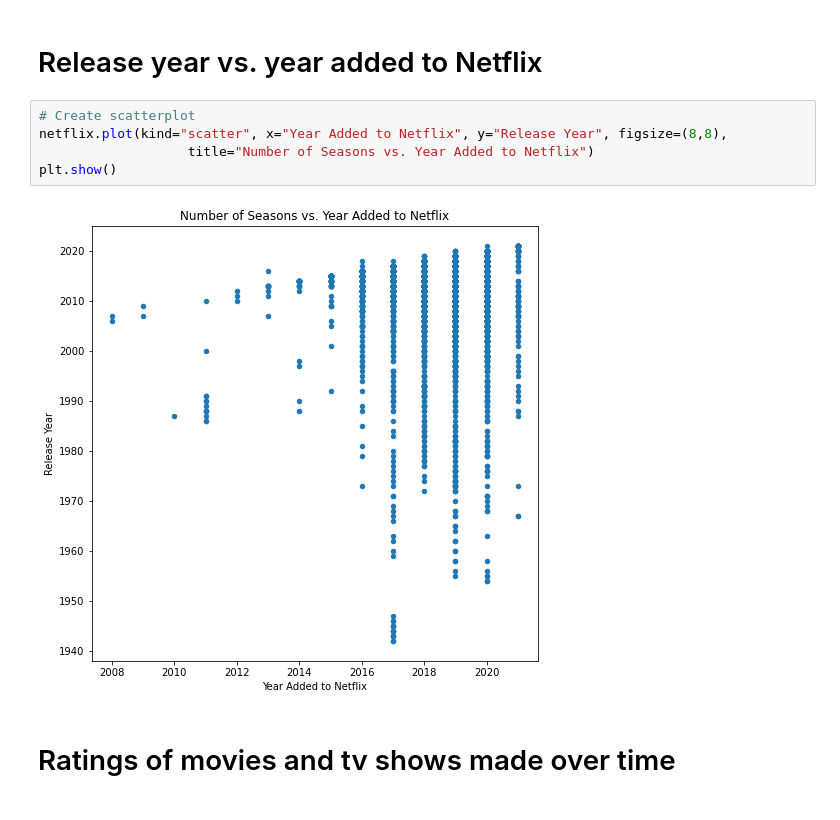
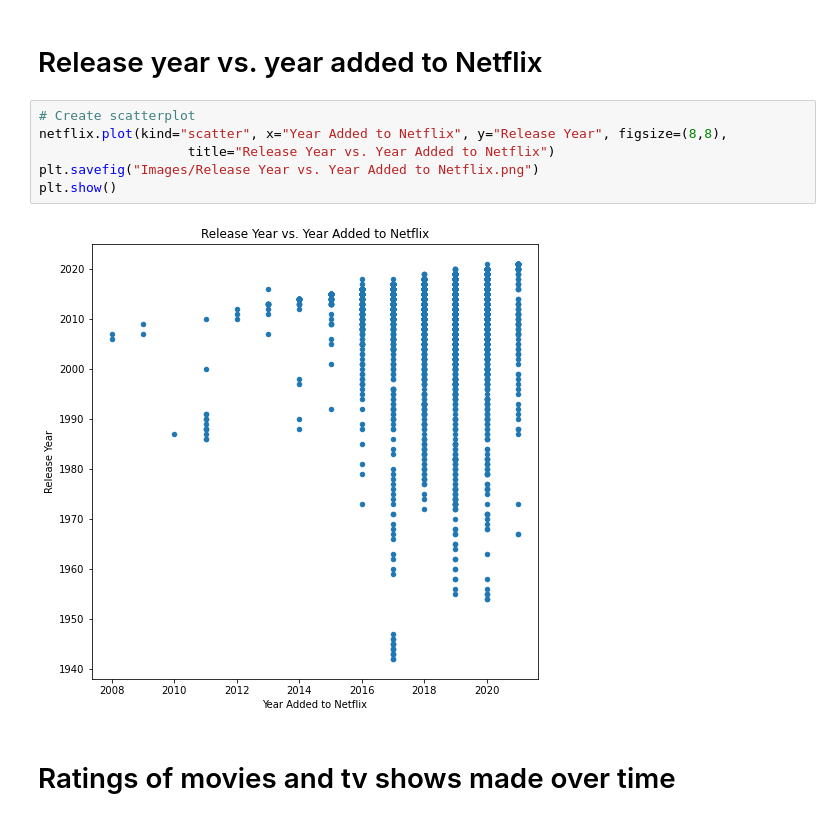
Before and after one commit to terrilvallikalam/Project1-TheFloorIsJava, a Jupyter notebook: Question 1.ipynb, the cells around one changed output. Cells and saved outputs as stored; diff of their text form.

Commit message:
saved graphs to images folder

```diff
--- a/Question 1.ipynb
+++ b/Question 1.ipynb
@@ -139,10 +143,11 @@ plt.show()
 # %%
 # Create scatterplot
 netflix.plot(kind="scatter", x="Year Added to Netflix", y="Release Year", figsize=(8,8),
-                   title="Number of Seasons vs. Year Added to Netflix")
+                   title="Release Year vs. Year Added to Netflix")
+plt.savefig("Images/Release Year vs. Year Added to Netflix.png")
 plt.show()
 # %% [output]
-[figure, old version]
+[figure, new version]
 # %% [markdown]
 # Ratings of movies and tv shows made over time
 # %%
```
Also changed, not shown: parts of 5 cells of this notebook, 12 other files.
